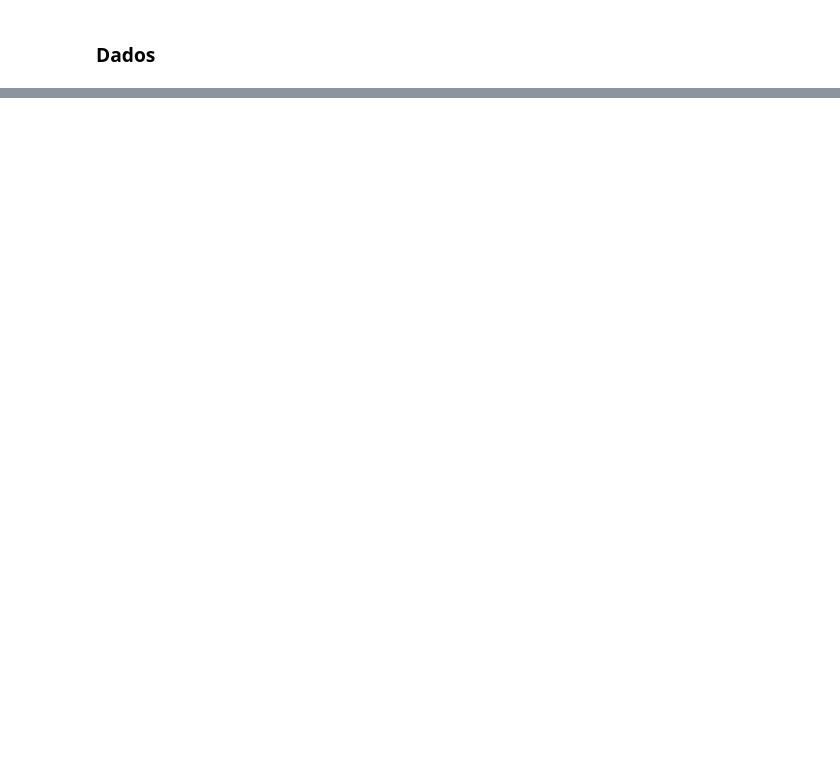
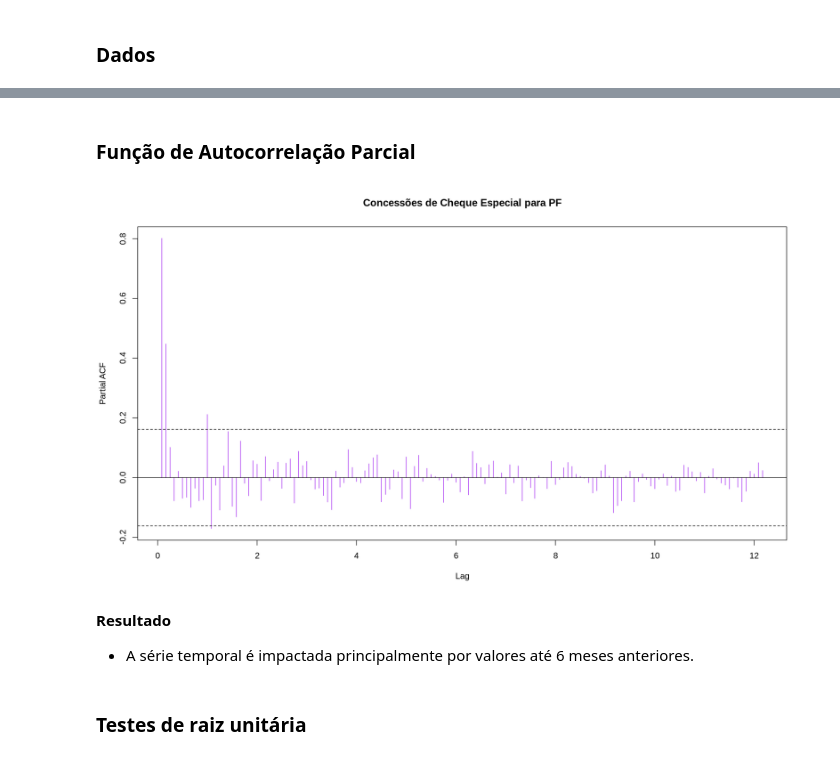
Before and after one commit to matheusrmorgado/econometria-aplicada, a Jupyter notebook: r-notebooks/aula-06.ipynb, the cells around one changed output, grey strips where cells are left out. Saved outputs shown, nothing was run; the diff lists cells and outputs as text; code cells hidden in the pictures; blank space fills up the shorter version.

```diff
--- a/r-notebooks/aula-06.ipynb
+++ b/r-notebooks/aula-06.ipynb
@@ -390,0 +127,16 @@ Faça um teste KPSS de raiz unitária para a série da **primeira diferença** d
+# %% [markdown]
+### **Função de Autocorrelação Parcial**
+# %%
+pacf( sgs$cheque,
+      main = "Concessões de Cheque Especial para PF",
+      col = "purple",
+      ci.col = "black",
+      lag.max = length(sgs$cheque) - 1)
+# %% [output]
+[figure, added]
+# %% [markdown]
+**Resultado**
+
+- A série temporal é impactada principalmente por valores até 6 meses anteriores.
+# %% [markdown]
+### **Testes de raiz unitária**
```
Also changed, not shown: parts of 101 cells of this notebook.
